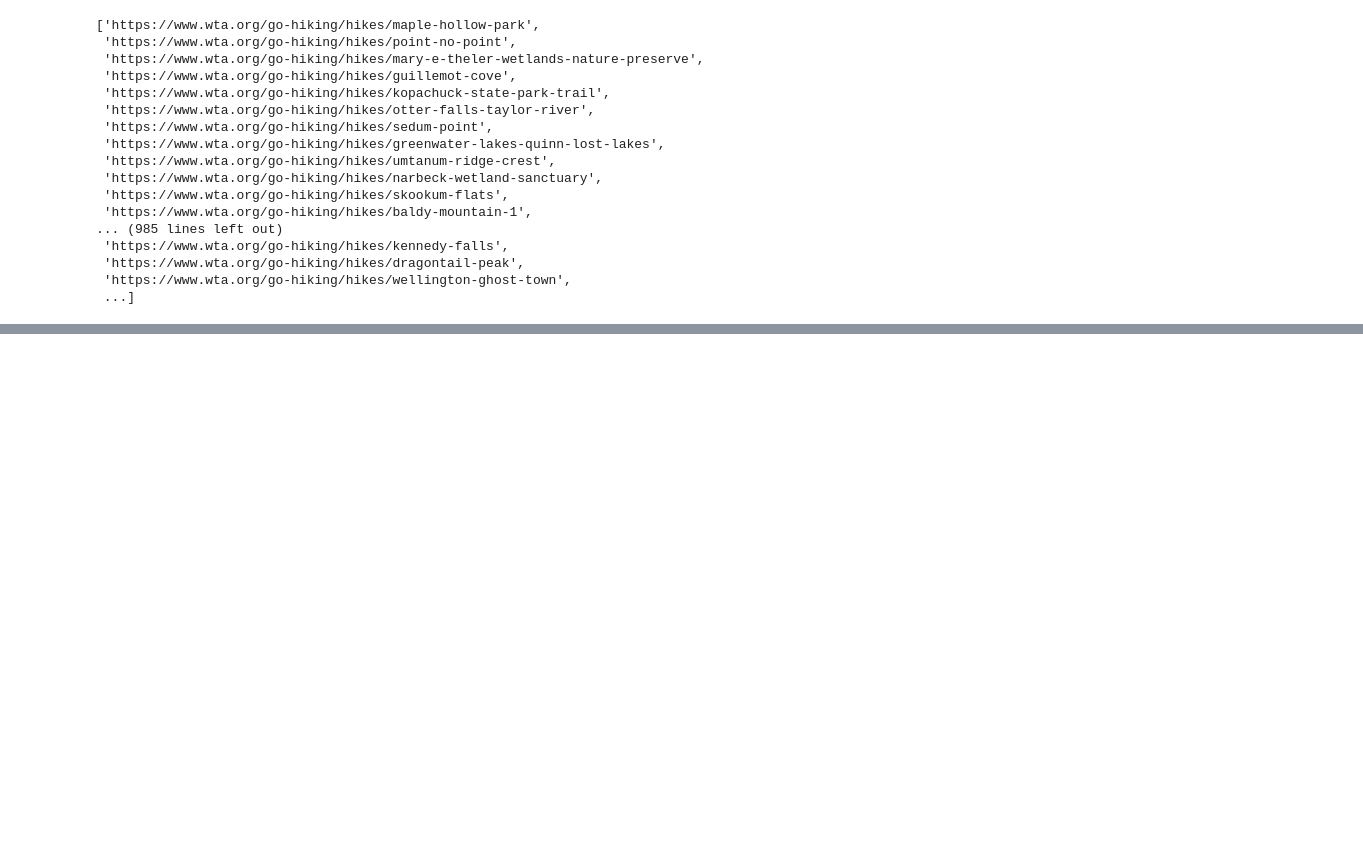
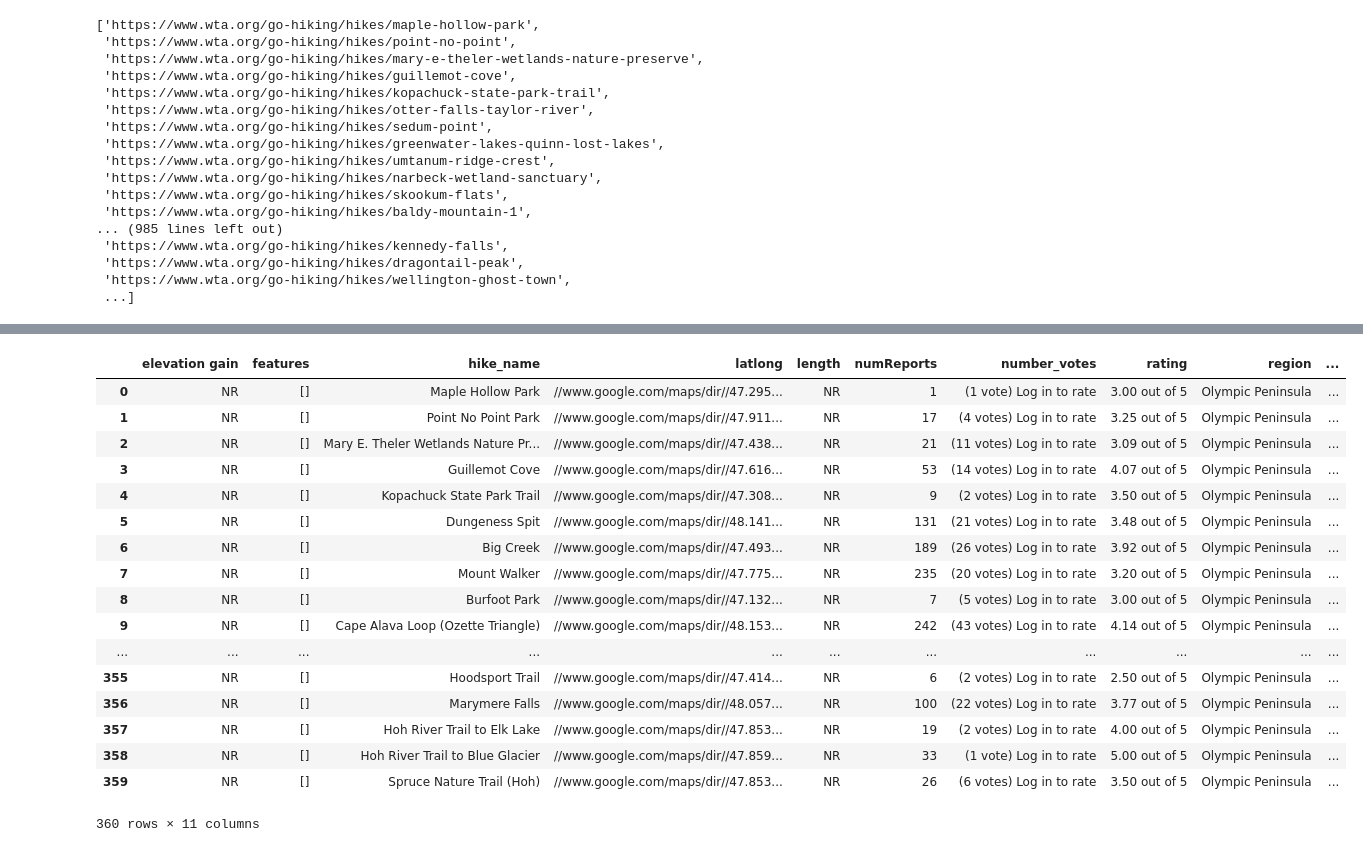
Before and after one commit to huddlestona/Trail_Report, a Jupyter notebook: Webscraping_trail_info.ipynb, the cells around one changed output, grey strips where cells are left out. Drawn from its saved outputs; the diff is of its cells as text; code cells hidden in the pictures; blank space fills up the shorter version.

Commit message:
add function to scrape info on WTA trips, columns need editing

```diff
--- a/Webscraping_trail_info.ipynb
+++ b/Webscraping_trail_info.ipynb
@@ -144,5 +124,3 @@ def getHikeDescription(data, row=-1, counter=0):
 # %% [output]
 Collected 30 websites
 FileNotFoundError: File b'washington_hikes.csv' does not exist
-# %%
-urls = collect_hikeurls('http://www.wta.org/go-hiking/hikes')
@@ -155,0 +129,9 @@ EmptyDataError: No columns to parse from file
+# %%
+def get_hike_info(urls, doc_name):
+    hikes = []
+    for lnk in urls:
+        hike_info = parser(lnk)
+        hikes.append(hike_info)
+    all_hikes = pd.DataFrame(hikes)
+    all_hikes.to_csv(doc_name)
+    return all_hikes
@@ -220,7 +206,7 @@ def iterate_all_reports(starturl):
     starturl: string. Base URL for the request.
     **Output**
     ------------------------------------------------------------------------------
-    None. Runs collect_hikeurls and saves all urls
+    hike_urls: list. Returns a list of all hike urls
     """
     hike_urls = []
     counter = 0
@@ -234,7 +220,6 @@ def iterate_all_reports(starturl):
         url = starturl+spot
         r = requests.get(url)
         soup = BeautifulSoup(r.text, 'lxml')
-        print
         for div in soup.findAll('a', attrs={'class': 'listitem-title'}):
             hike_urls.append(div['href'])
             counter += 1
@@ -280,3 +265,5 @@ urls
  'https://www.wta.org/go-hiking/hikes/dragontail-peak',
  'https://www.wta.org/go-hiking/hikes/wellington-ghost-town',
  ...]
+# %%
+olympics_urls = iterate_all_reports('https://www.wta.org/go-outside/hikes/hike_search?title=&region=922e688d784aa95dfb80047d2d79dcf6&subregion=all&rating=0&show_incomplete=on&mileage%3Alist%3Afloat=0.0&mileage%3Alist%3Afloat=25&elevationgain%3Alist%3Aint=0&elevationgain%3Alist%3Aint=5000&highpoint=&searchabletext=&sort=&filter=Search?')
@@ -282,0 +283,21 @@ urls
+# %%
+get_hike_info(olympics_urls, 'olympics_test')
+# %% [output]
+|  | elevation gain | features | hike_name | latlong | length | numReports | number_votes | rating | region | ... |
+| 0 | NR | [] | Maple Hollow Park | //www.google.com/maps/dir//47.295... | NR | 1 | (1 vote) Log in to rate | 3.00 out of 5 | Olympic Peninsula | ... |
+| 1 | NR | [] | Point No Point Park | //www.google.com/maps/dir//47.911... | NR | 17 | (4 votes) Log in to rate | 3.25 out of 5 | Olympic Peninsula | ... |
+| 2 | NR | [] | Mary E. Theler Wetlands Nature Pr... | //www.google.com/maps/dir//47.438... | NR | 21 | (11 votes) Log in to rate | 3.09 out of 5 | Olympic Peninsula | ... |
+| 3 | NR | [] | Guillemot Cove | //www.google.com/maps/dir//47.616... | NR | 53 | (14 votes) Log in to rate | 4.07 out of 5 | Olympic Peninsula | ... |
+| 4 | NR | [] | Kopachuck State Park Trail | //www.google.com/maps/dir//47.308... | NR | 9 | (2 votes) Log in to rate | 3.50 out of 5 | Olympic Peninsula | ... |
+| 5 | NR | [] | Dungeness Spit | //www.google.com/maps/dir//48.141... | NR | 131 | (21 votes) Log in to rate | 3.48 out of 5 | Olympic Peninsula | ... |
+| 6 | NR | [] | Big Creek | //www.google.com/maps/dir//47.493... | NR | 189 | (26 votes) Log in to rate | 3.92 out of 5 | Olympic Peninsula | ... |
+| 7 | NR | [] | Mount Walker | //www.google.com/maps/dir//47.775... | NR | 235 | (20 votes) Log in to rate | 3.20 out of 5 | Olympic Peninsula | ... |
+| 8 | NR | [] | Burfoot Park | //www.google.com/maps/dir//47.132... | NR | 7 | (5 votes) Log in to rate | 3.00 out of 5 | Olympic Peninsula | ... |
+| 9 | NR | [] | Cape Alava Loop (Ozette Triangle) | //www.google.com/maps/dir//48.153... | NR | 242 | (43 votes) Log in to rate | 4.14 out of 5 | Olympic Peninsula | ... |
+| ... | ... | ... | ... | ... | ... | ... | ... | ... | ... | ... |
+| 355 | NR | [] | Hoodsport Trail | //www.google.com/maps/dir//47.414... | NR | 6 | (2 votes) Log in to rate | 2.50 out of 5 | Olympic Peninsula | ... |
+| 356 | NR | [] | Marymere Falls | //www.google.com/maps/dir//48.057... | NR | 100 | (22 votes) Log in to rate | 3.77 out of 5 | Olympic Peninsula | ... |
+| 357 | NR | [] | Hoh River Trail to Elk Lake | //www.google.com/maps/dir//47.853... | NR | 19 | (2 votes) Log in to rate | 4.00 out of 5 | Olympic Peninsula | ... |
+| 358 | NR | [] | Hoh River Trail to Blue Glacier | //www.google.com/maps/dir//47.859... | NR | 33 | (1 vote) Log in to rate | 5.00 out of 5 | Olympic Peninsula | ... |
+| 359 | NR | [] | Spruce Nature Trail (Hoh) | //www.google.com/maps/dir//47.853... | NR | 26 | (6 votes) Log in to rate | 3.50 out of 5 | Olympic Peninsula | ... |
+360 rows × 11 columns
```
Also changed, not shown: parts of 6 cells of this notebook.
